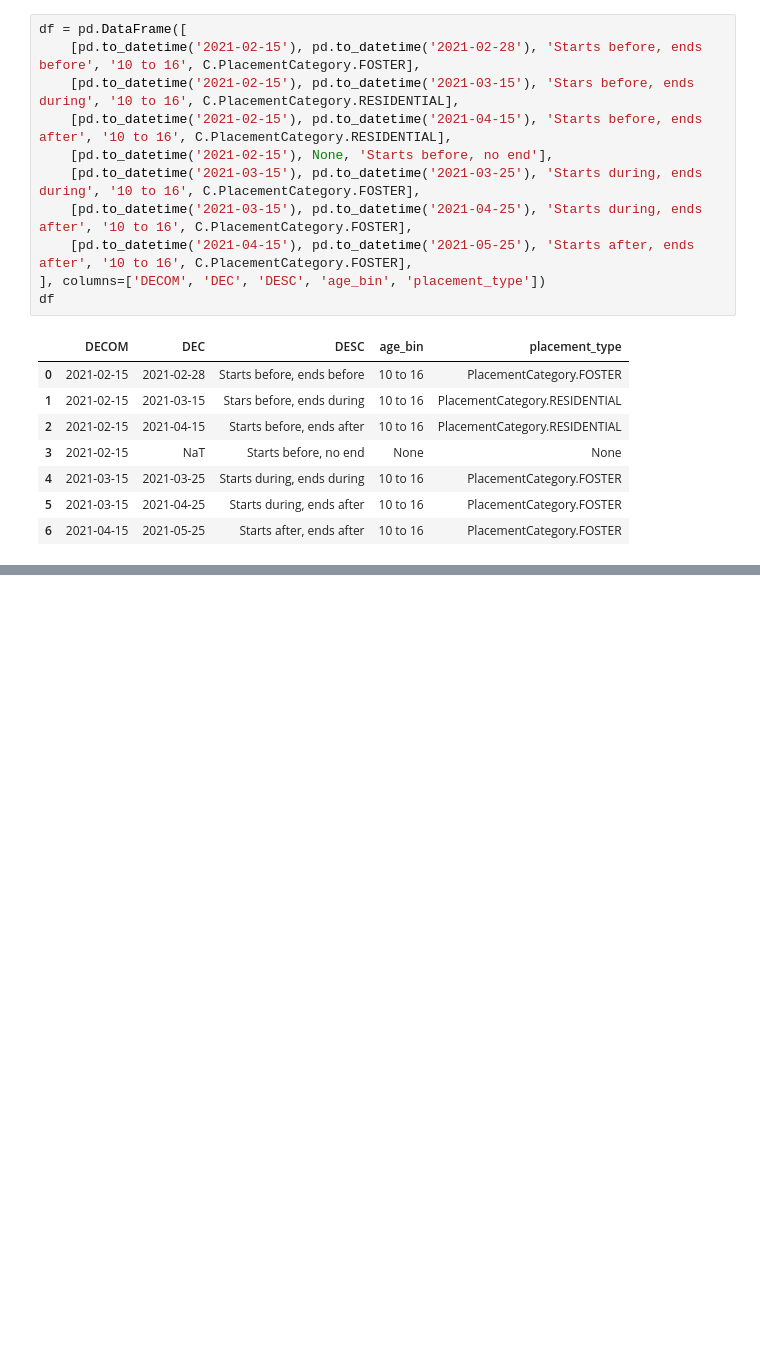
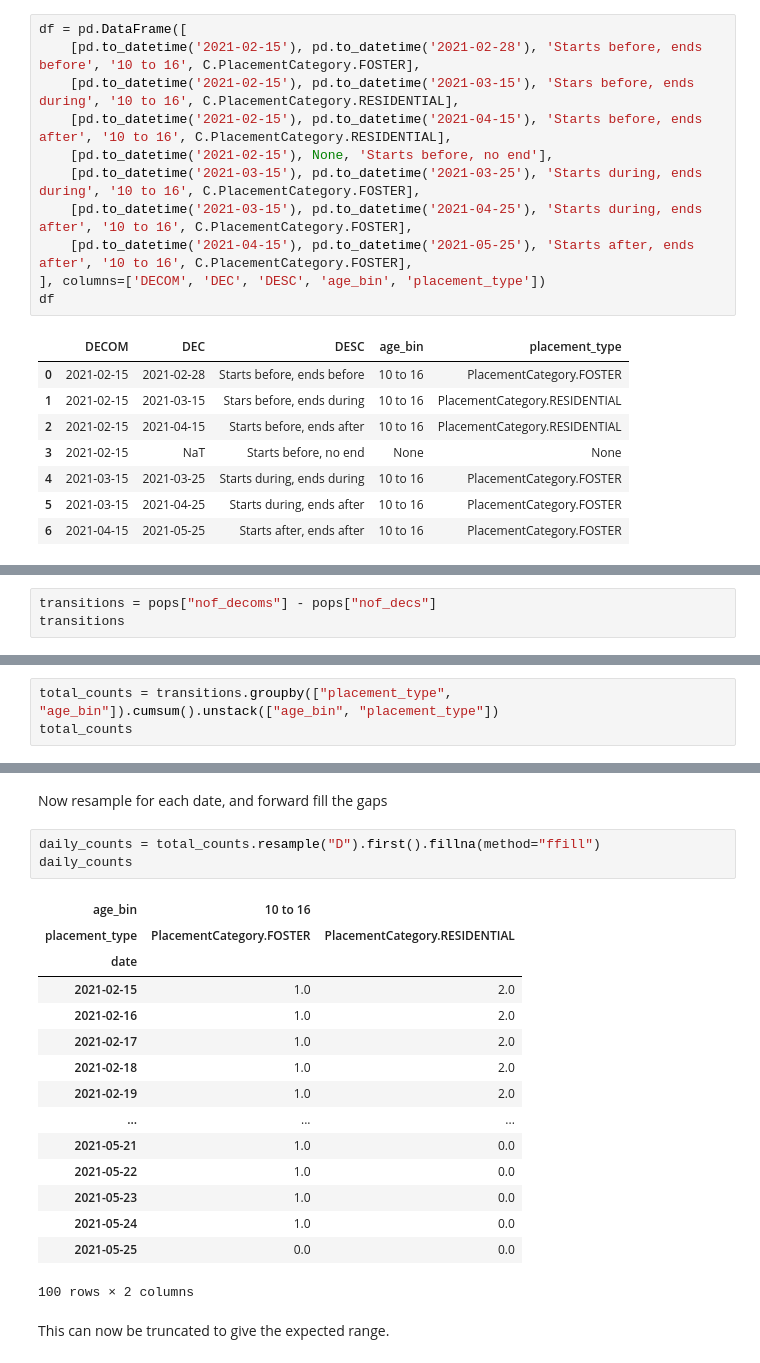
Before and after one commit to data-to-insight/cs-demand-model, a Jupyter notebook: notebooks/populations.ipynb, the cells around one changed output, grey strips where cells are left out. Cells and saved outputs as stored; diff of their text form; blank space fills up the shorter version.

```diff
--- a/notebooks/populations.ipynb
+++ b/notebooks/populations.ipynb
@@ -50,0 +115,3 @@ pop.make_populations_ts(df, pd.to_datetime('2021-03-01'), pd.to_datetime('2021-0
+# %%
+transitions = pops["nof_decoms"] - pops["nof_decs"]
+transitions
@@ -50,0 +133,3 @@ pop.make_populations_ts(df, pd.to_datetime('2021-03-01'), pd.to_datetime('2021-0
+# %%
+total_counts = transitions.groupby(["placement_type", "age_bin"]).cumsum().unstack(["age_bin", "placement_type"])
+total_counts
@@ -50,0 +147,23 @@ pop.make_populations_ts(df, pd.to_datetime('2021-03-01'), pd.to_datetime('2021-0
+# %% [markdown]
+Now resample for each date, and forward fill the gaps
+# %%
+daily_counts = total_counts.resample("D").first().fillna(method="ffill")
+daily_counts
+# %% [output]
+| age_bin | 10 to 16 |  |
+| placement_type | PlacementCategory.FOSTER | PlacementCategory.RESIDENTIAL |
+| date |  |  |
+| 2021-02-15 | 1.0 | 2.0 |
+| 2021-02-16 | 1.0 | 2.0 |
+| 2021-02-17 | 1.0 | 2.0 |
+| 2021-02-18 | 1.0 | 2.0 |
+| 2021-02-19 | 1.0 | 2.0 |
+| ... | ... | ... |
+| 2021-05-21 | 1.0 | 0.0 |
+| 2021-05-22 | 1.0 | 0.0 |
+| 2021-05-23 | 1.0 | 0.0 |
+| 2021-05-24 | 1.0 | 0.0 |
+| 2021-05-25 | 0.0 | 0.0 |
+100 rows × 2 columns
+# %% [markdown]
+This can now be truncated to give the expected range.
```
Also changed, not shown: parts of 12 cells of this notebook, 3 other files.
